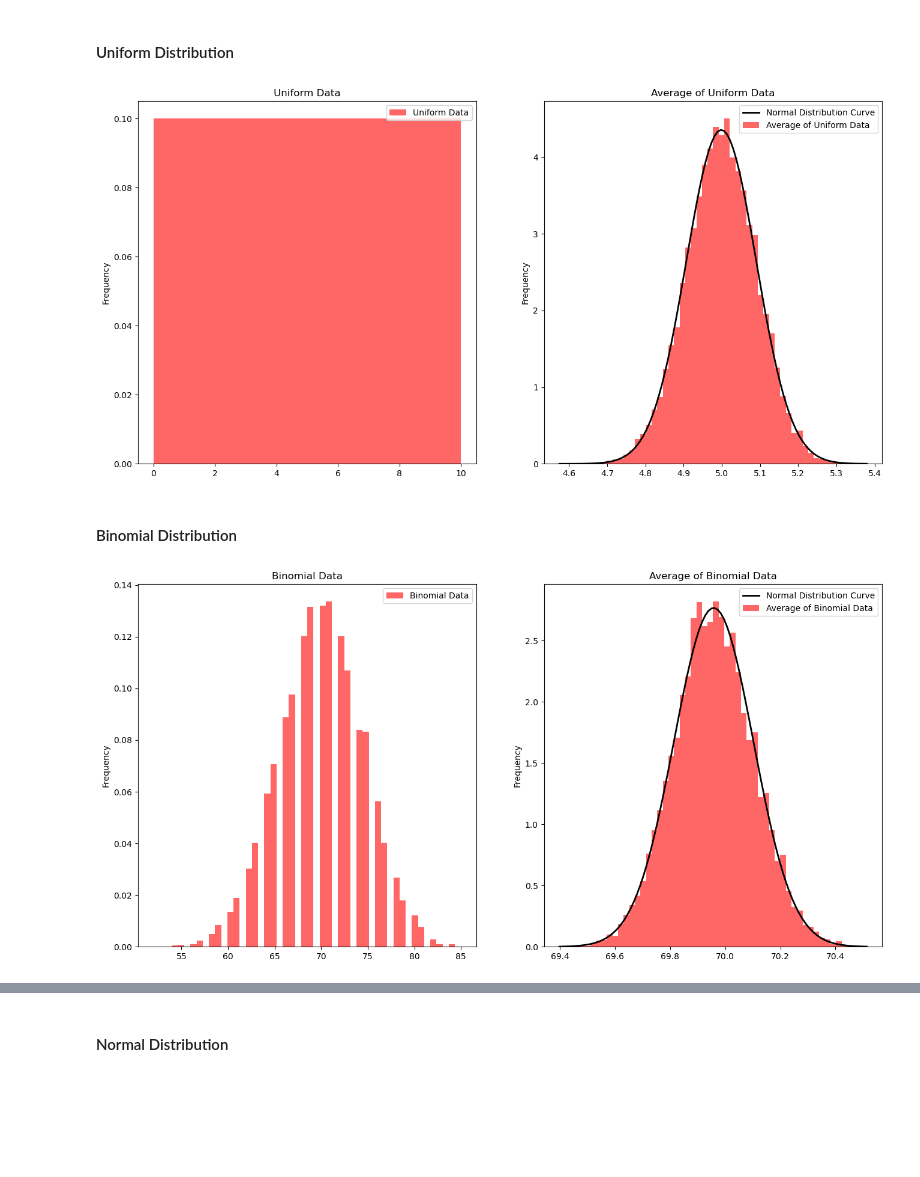
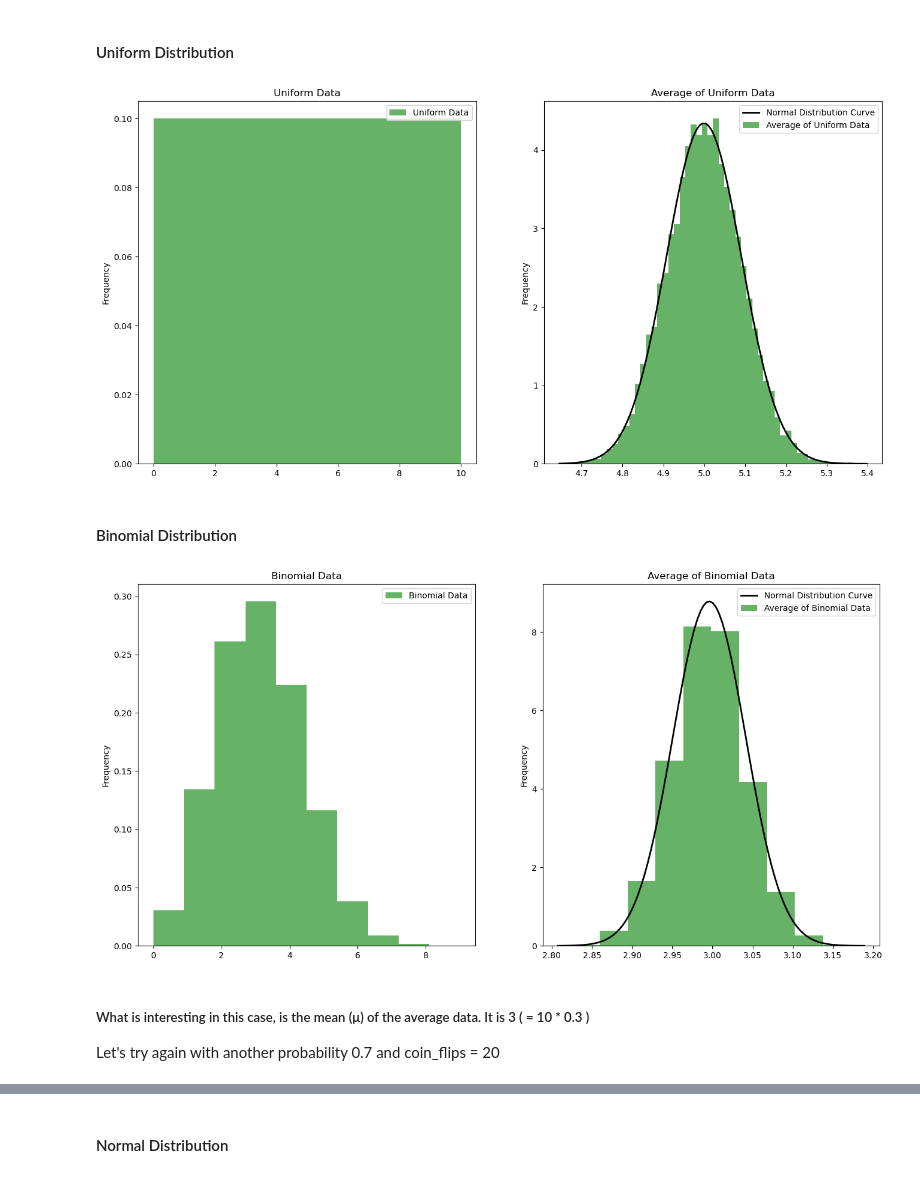
Before and after one commit to Eliie58/clt_at_work, a Jupyter notebook: CLT.ipynb, the cells around one changed output, grey strips where cells are left out. Saved outputs shown, nothing was run; the diff lists cells and outputs as text; code cells hidden in the pictures; blank space fills up the shorter version.

```diff
--- a/CLT.ipynb
+++ b/CLT.ipynb
@@ -128,7 +119,7 @@ def get_sample(data):
 # %% [markdown]
 #### Plot the provided distribution, and the distribution of the average across 10000 random sampling
 # %%
-def plot_histo(ax, data, bins=5, color='r', alpha=0.6, label = None):
+def plot_histo(ax, data, bins=5, color='g', alpha=0.6, label = None):
     ax.hist(data, bins=bins, color = color, alpha = alpha, label = label,density=True)
     if label != None:
         ax.legend()
@@ -144,13 +135,13 @@ def plot_normal_curve(ax, data, label = None):
         ax.legend()
     return ax
 
-def plot(distribution, data):
+def plot(distribution, data, bins=50):
     averages = [ np.average(get_sample(data)) for i in range(10000) ]
     fig, ax = plt.subplots(1, 2, figsize=(16, 8))
-    ax[0] = plot_histo(ax[0],data, bins=50, label = f'{distribution} Data')
+    ax[0] = plot_histo(ax[0],data, bins=bins, label = f'{distribution} Data')
     ax[0].set_ylabel("Frequency")
     ax[0].set_title(f"{distribution} Data")
-    ax[1] = plot_histo(ax[1],averages, bins=50, label = f'Average of {distribution} Data')
+    ax[1] = plot_histo(ax[1],averages, bins=bins, label = f'Average of {distribution} Data')
     ax[1] = plot_normal_curve(ax[1], averages, label = 'Normal Distribution Curve')
     ax[1].set_ylabel("Frequency")
     ax[1].set_title(f"Average of {distribution} Data")
@@ -160,14 +151,17 @@ def plot(distribution, data):
 data = generate_uniform(0,10,10000)
 plot('Uniform', data)
 # %% [output]
-[figure, old version]
+[figure, new version]
 # %% [markdown]
 #### Binomial Distribution
 # %%
-coin_flips = 100
-probability = 0.7
+coin_flips = 10
+probability = 0.3
 
 data = generate_binomial(coin_flips,probability,10000)
-plot('Binomial', data)
+plot('Binomial', data, 10)
 # %% [output]
-[figure, old version]
+[figure, new version]
+# %% [markdown]
+##### What is interesting in this case, is the mean (μ) of the average data. It is 3 ( = 10 * 0.3 )
+Let's try again with another probability 0.7 and coin_flips = 20
```
Also changed, not shown: parts of 20 cells of this notebook.
